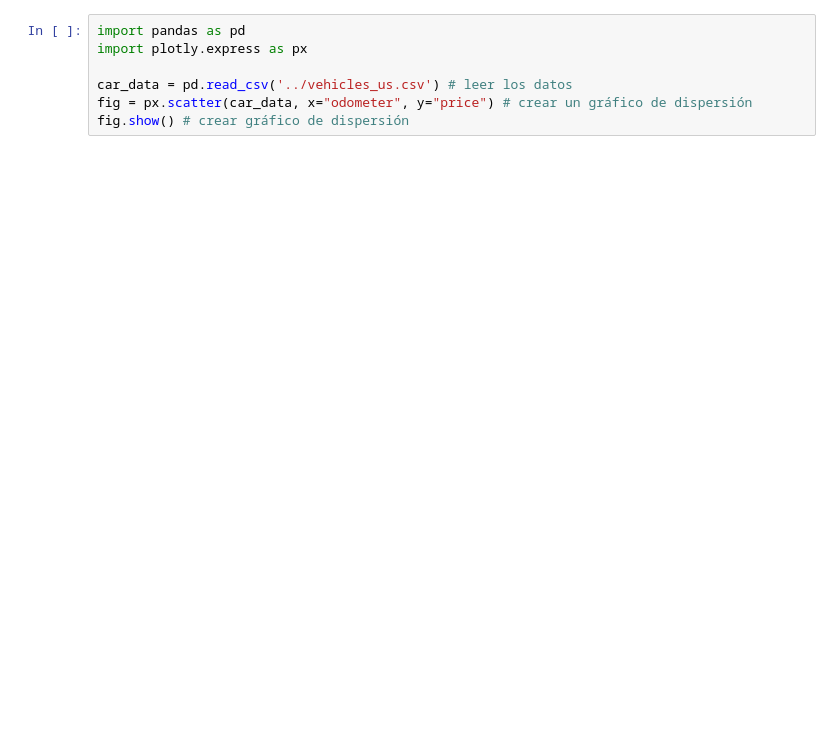
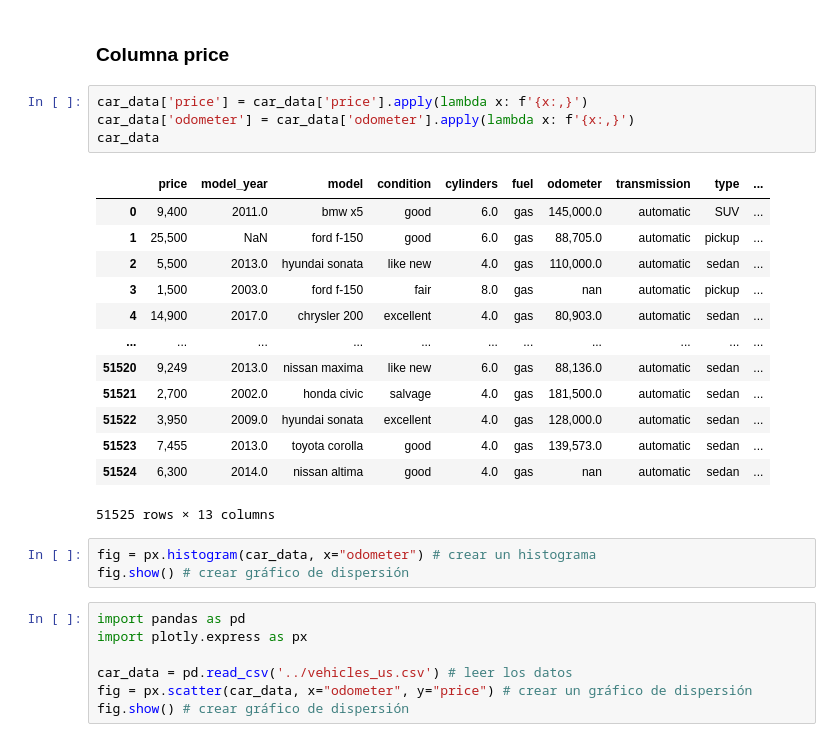
Before and after one commit to DeinyACR/Proyecto-Sprint-7-TripleTen, a Jupyter notebook: notebooks/EDA.ipynb, the cells around one changed output. Saved outputs shown, nothing was run; the diff lists cells and outputs as text; blank space fills up the shorter version.

```diff
--- a/notebooks/EDA.ipynb
+++ b/notebooks/EDA.ipynb
@@ -12,3 +227,26 @@ fig.show() # crear gráfico de dispersión
+# %% [markdown]
+ ### Columna price
+# %%
+car_data['price'] = car_data['price'].apply(lambda x: f'{x:,}')
+car_data['odometer'] = car_data['odometer'].apply(lambda x: f'{x:,}')
+car_data
+# %% [output]
+|  | price | model_year | model | condition | cylinders | fuel | odometer | transmission | type | ... |
+| 0 | 9,400 | 2011.0 | bmw x5 | good | 6.0 | gas | 145,000.0 | automatic | SUV | ... |
+| 1 | 25,500 | NaN | ford f-150 | good | 6.0 | gas | 88,705.0 | automatic | pickup | ... |
+| 2 | 5,500 | 2013.0 | hyundai sonata | like new | 4.0 | gas | 110,000.0 | automatic | sedan | ... |
+| 3 | 1,500 | 2003.0 | ford f-150 | fair | 8.0 | gas | nan | automatic | pickup | ... |
+| 4 | 14,900 | 2017.0 | chrysler 200 | excellent | 4.0 | gas | 80,903.0 | automatic | sedan | ... |
+| ... | ... | ... | ... | ... | ... | ... | ... | ... | ... | ... |
+| 51520 | 9,249 | 2013.0 | nissan maxima | like new | 6.0 | gas | 88,136.0 | automatic | sedan | ... |
+| 51521 | 2,700 | 2002.0 | honda civic | salvage | 4.0 | gas | 181,500.0 | automatic | sedan | ... |
+| 51522 | 3,950 | 2009.0 | hyundai sonata | excellent | 4.0 | gas | 128,000.0 | automatic | sedan | ... |
+| 51523 | 7,455 | 2013.0 | toyota corolla | good | 4.0 | gas | 139,573.0 | automatic | sedan | ... |
+| 51524 | 6,300 | 2014.0 | nissan altima | good | 4.0 | gas | nan | automatic | sedan | ... |
+51525 rows × 13 columns
+# %%
+fig = px.histogram(car_data, x="odometer") # crear un histograma
+fig.show() # crear gráfico de dispersión
 # %%
 import pandas as pd
 import plotly.express as px
```
Also changed, not shown: parts of 26 cells of this notebook, 1 other file.
